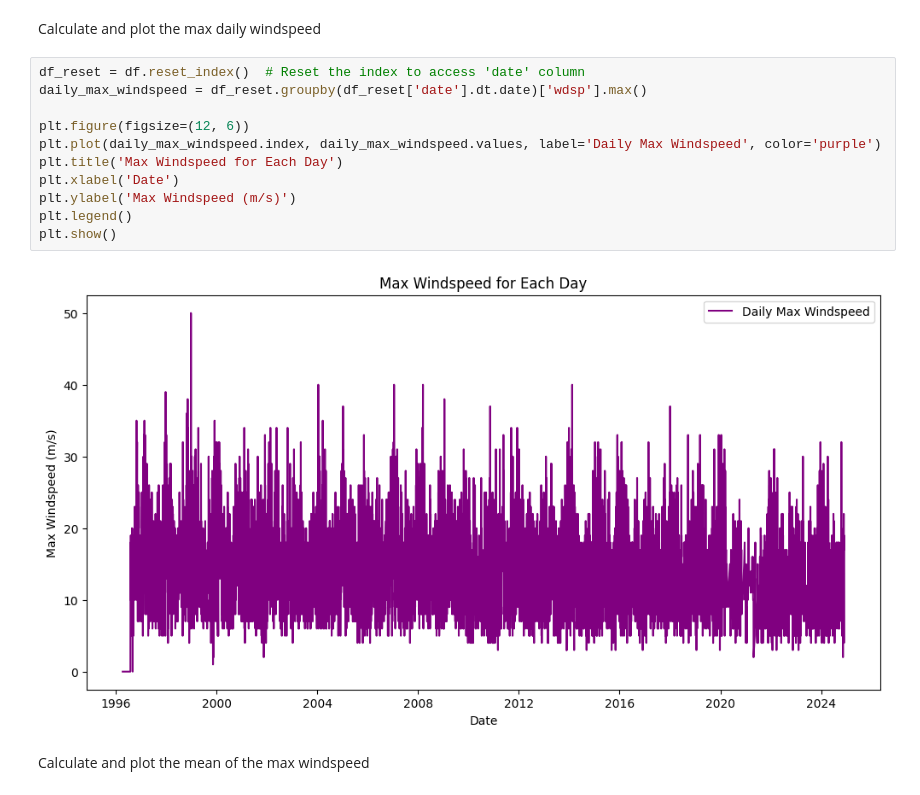
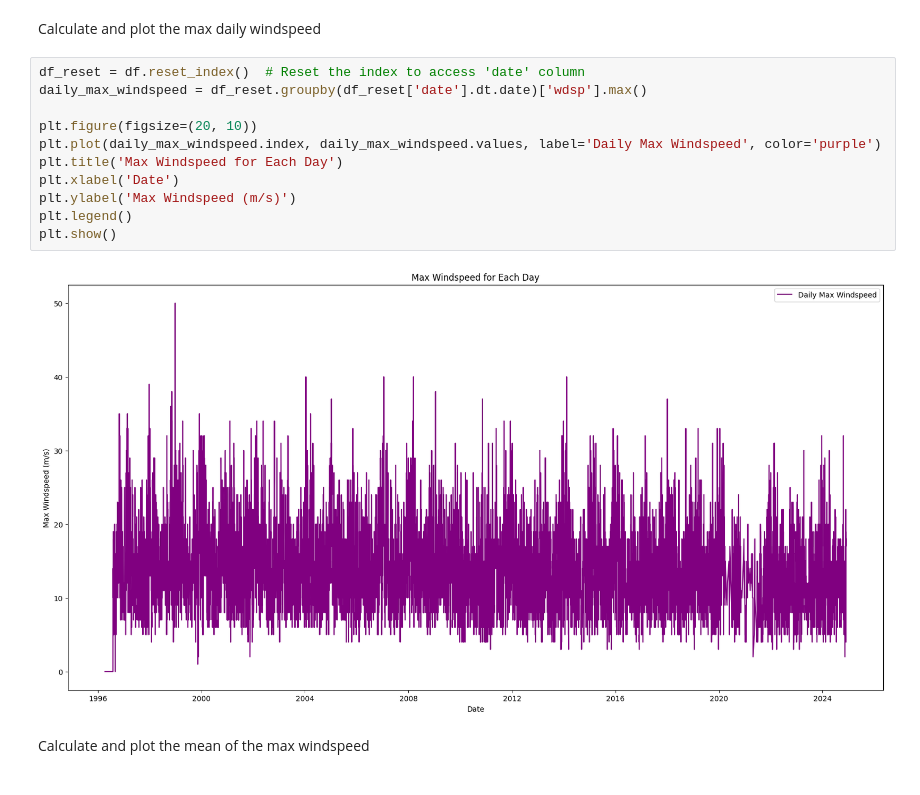
Before and after one commit to GraceMarySmyth/programming-for-data-analytics, a Jupyter notebook: Assignments/assignment_6_Weather.ipynb, the cells around one changed output. Drawn from its saved outputs; the diff is of its cells as text.

```diff
--- a/Assignments/assignment_6_Weather.ipynb
+++ b/Assignments/assignment_6_Weather.ipynb
@@ -210,16 +210,16 @@ Calculate and plot the max daily windspeed
 # %%
 df_reset = df.reset_index()  # Reset the index to access 'date' column
 daily_max_windspeed = df_reset.groupby(df_reset['date'].dt.date)['wdsp'].max()
 
-plt.figure(figsize=(12, 6))
+plt.figure(figsize=(20, 10))
 plt.plot(daily_max_windspeed.index, daily_max_windspeed.values, label='Daily Max Windspeed', color='purple')
 plt.title('Max Windspeed for Each Day')
 plt.xlabel('Date')
 plt.ylabel('Max Windspeed (m/s)')
 plt.legend()
 plt.show()
 # %% [output]
-[figure, old version]
+[figure, new version]
 # %% [markdown]
 Calculate and plot the mean of the max windspeed
 # %%
```
Also changed, not shown: parts of 3 cells of this notebook.
